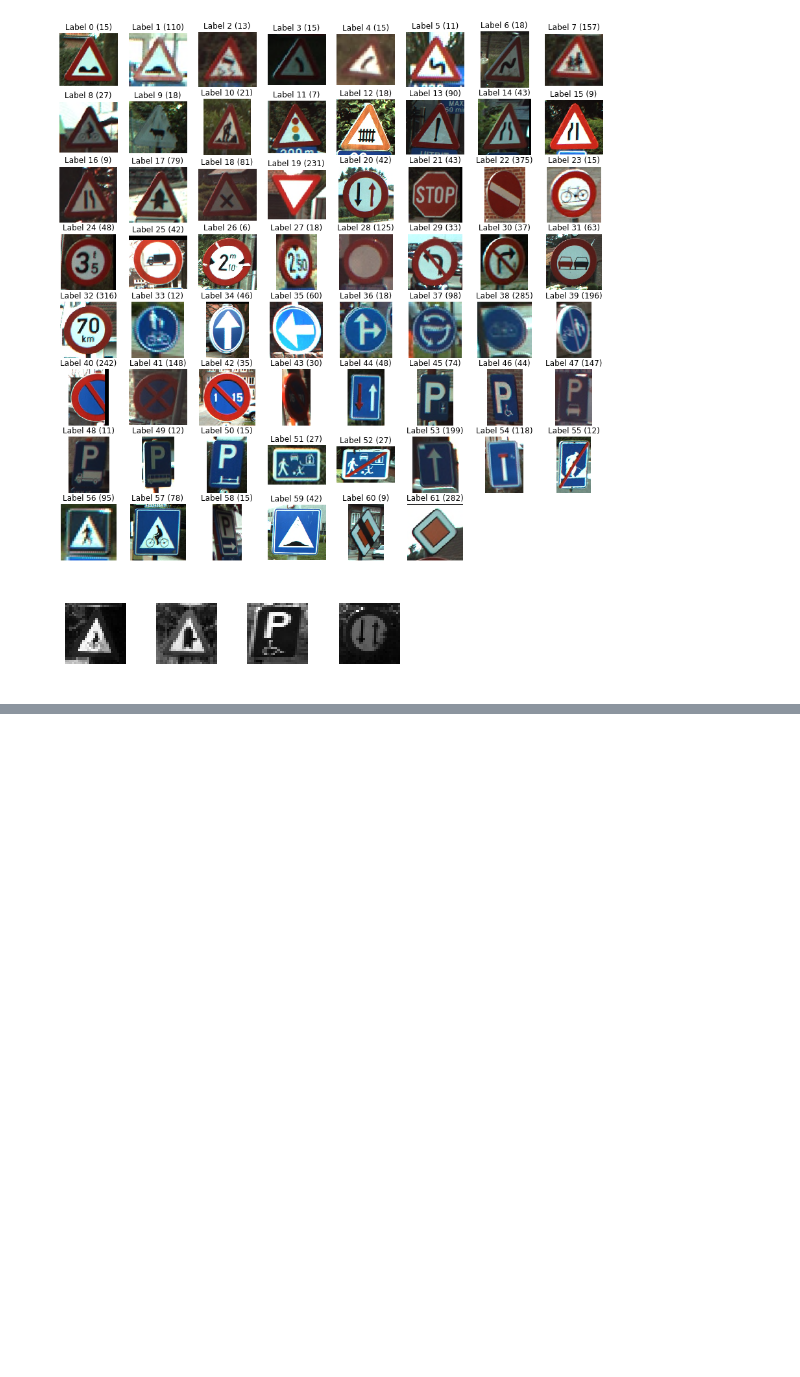
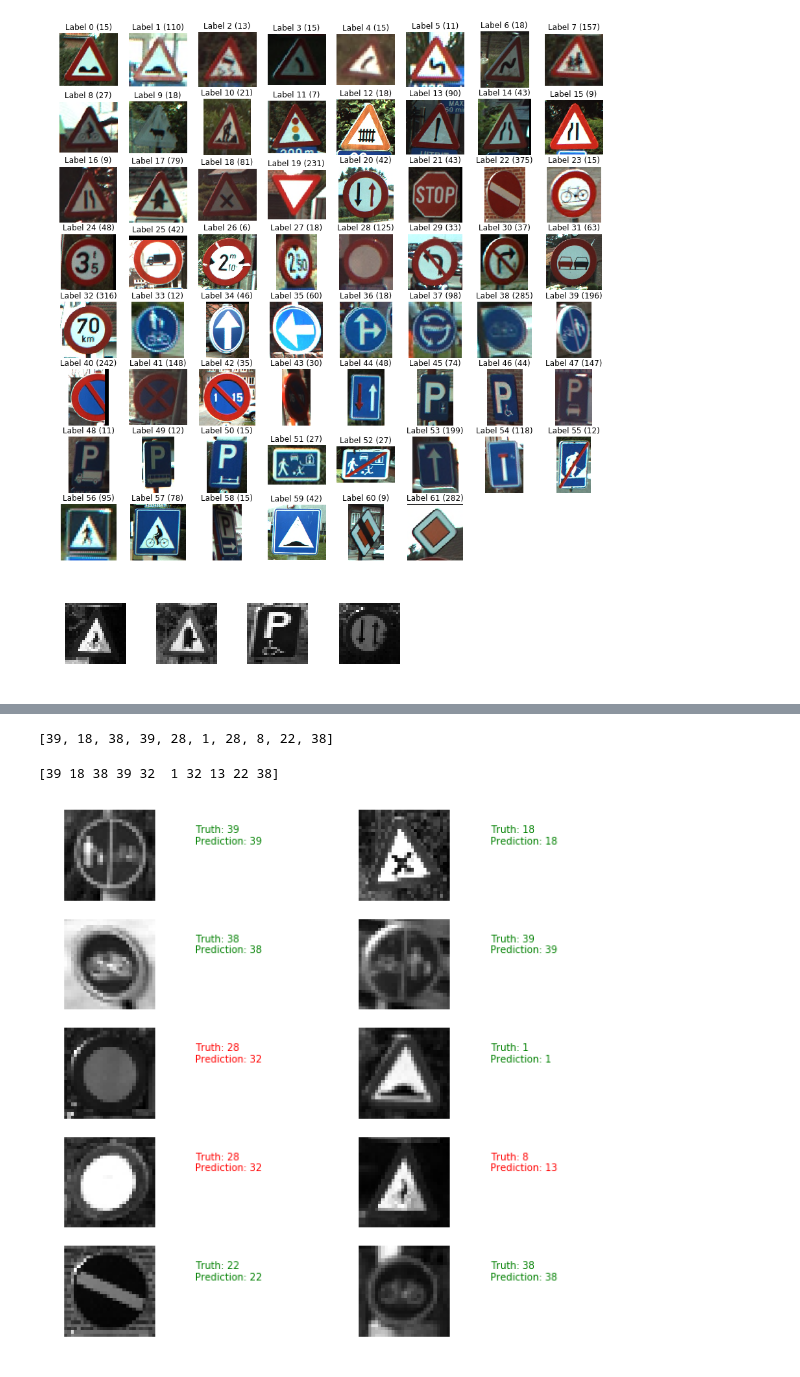
Before and after one commit to jbroig/tensorflow_classifier, a Jupyter notebook: belgian_traffic_signs_classifier.ipynb, the cells around one changed output, grey strips where cells are left out. Drawn from its saved outputs; the diff is of its cells as text; code cells hidden in the pictures; blank space fills up the shorter version.

```diff
--- a/belgian_traffic_signs_classifier.ipynb
+++ b/belgian_traffic_signs_classifier.ipynb
@@ -164,0 +190,14 @@ plt.show()
+# %%
+#Corriendo la red neuronal
+
+tf.set_random_seed(1234)
+sess = tf.Session()
+
+sess.run(tf.global_variables_initializer())
+
+for i in range(201):
+    print "Epoch",i
+    _, accuracy_val = sess.run([train_op, accuracy], feed_dict={x: images28, y: labels})
+    if i % 10 == 0:
+        print("Loss: ", loss)
+    print('DONE WITH EPOCH')
@@ -164,0 +244,45 @@ plt.show()
+# %%
+#Ejecutamos la predicción (correct_pred) contra las imagenes reales
+predicted = sess.run([correct_pred], feed_dict={x: sample_images})[0]
+
+#Imprimimos los valores reales (sample_labels)
+print sample_labels
+# %% [output]
+[39, 18, 38, 39, 28, 1, 28, 8, 22, 38]
+# %%
+#Imprimimos los valores predecidos (predicted)
+print predicted
+# %% [output]
+[39 18 38 39 32  1 32 13 22 38]
+# %%
+#Vizualizamos las diferencias
+#Creamos una figura de 10x10
+fig = plt.figure(figsize=(10,10))
+
+for i in range(len(sample_images)):
+
+    #Creamos una variable llamada truth, que contenga los labels reales de cada imagen
+    truth = sample_labels[i]
+    #Creamos una variable llamada predictions que contenga los labels predecidos de cada imagen
+    prediction = predicted[i]
+
+    #Creamos un subplot de 2 columnas y 5 filas
+    plt.subplot(5,2,i+1)
+    #Eliminamos los ejes
+    plt.axis('off')
+
+    #Ejecutamos una comparación de los valores reales y las predicciones, que cambiará el color según el resultado
+    if truth == prediction:
+        color ='green'
+    else:
+        color = 'red'
+
+    #Imprimimos el siguiente texto. Los dos parametros numericos son las posiciones en las que se colocará el texto
+    plt.text(40,10,"Truth: {0}\nPrediction: {1}".format(truth, prediction), color=color)
+    #Mostramos cada una de las imagenes, y le indicampos que se impriman en escala de grises.
+    #Si no establecemos el parametro cmap, por defecto se imprime como mapa de calor.
+    plt.imshow(sample_images[i], cmap='gray')
+
+plt.show()
+# %% [output]
+[figure, added]
```
Also changed, not shown: parts of 13 cells of this notebook, 4 other files.
